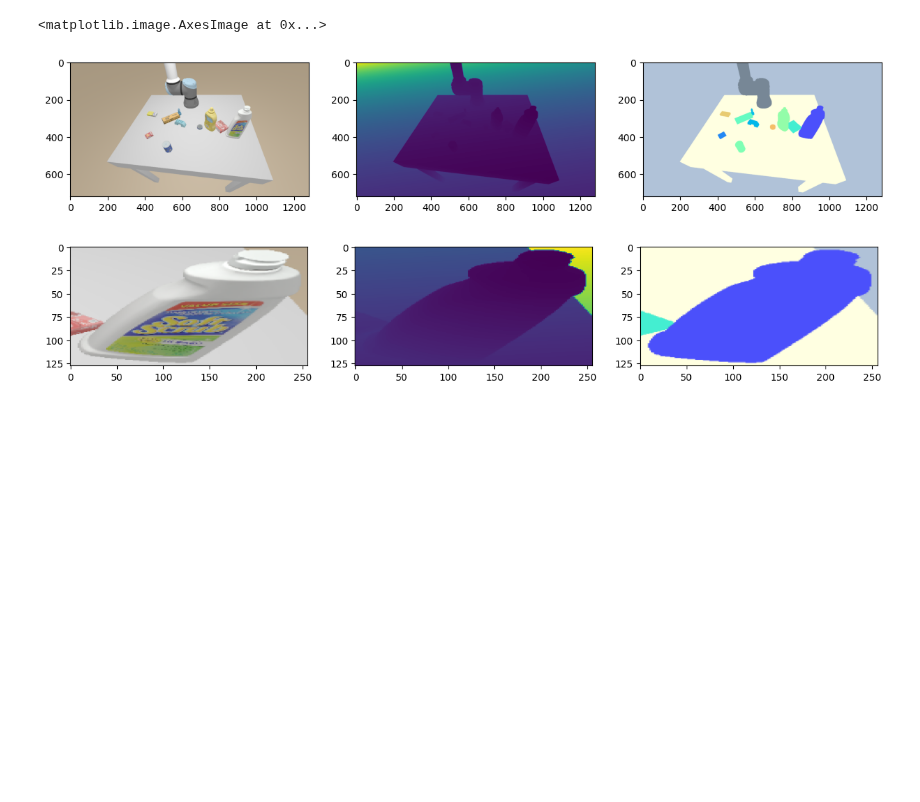
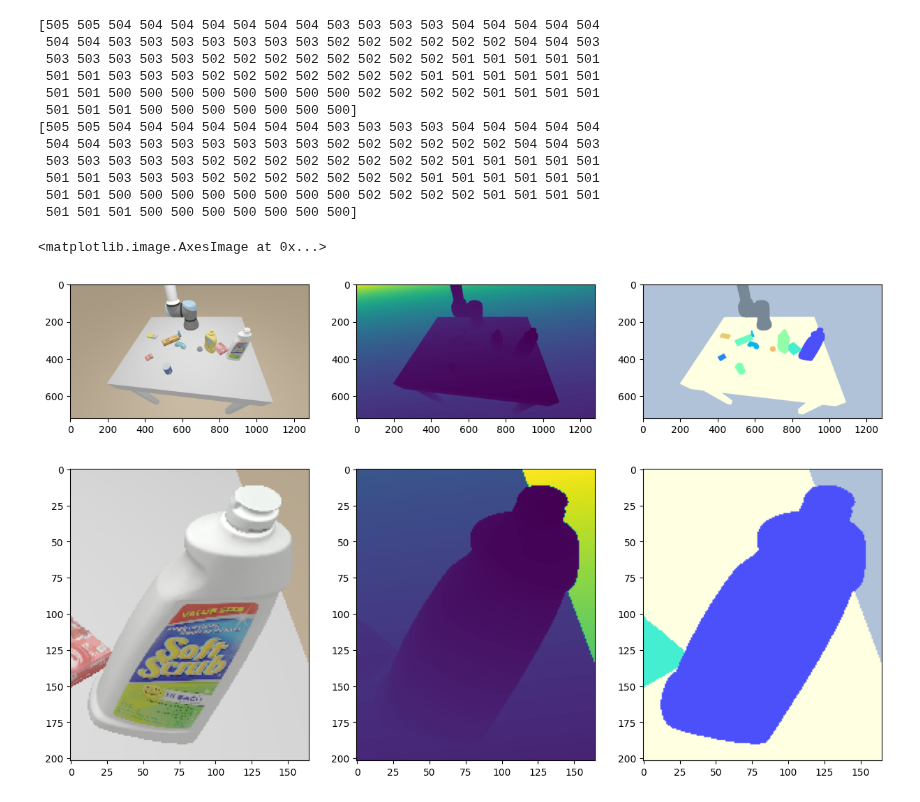
Before and after one commit to ArmanOmmid/ArchExp275, a Jupyter notebook: icp.ipynb, the cells around one changed output. Cells and saved outputs as stored; diff of their text form; code cells hidden in the pictures; blank space fills up the shorter version.

```diff
--- a/icp.ipynb
+++ b/icp.ipynb
@@ -42,39 +43,58 @@ if RUN_ICP_SANITY:
 # %%
 
 data = PoseData(TRAIN_PATH, MODELS_PATH)
 
 scene = data[2, 1, 1]
 rgb = scene["color"]()
 depth = scene["depth"]()
 label = scene["label"]()
 meta = scene["meta"]
 
-mask = label == np.unique(label)[0]
-target_size = (256, 128)
-
 plt.figure(figsize=(15, 10))
 plt.subplot(1, 3, 1)
 plt.imshow(rgb)
 plt.subplot(1, 3, 2)
 plt.imshow(depth)
 plt.subplot(1, 3, 3)
 plt.imshow(COLOR_PALETTE[label])  # draw colorful segmentation
 
-rgb_cr, _ = crop_and_resize(rgb, mask, target_size=target_size)
-depth_cr, _ = crop_and_resize(depth, mask, target_size=target_size)
-label_cr, scale = crop_and_resize(COLOR_PALETTE[label], mask, target_size=target_size)
+mask = label == np.unique(label)[0]
+target_size = None
+margin = 12
+aspect_ratio = False
+mask_fill = False
+
+(rgb_cr, depth_cr, label_cr, mask_cr), scale, translate = crop_and_resize_multiple(
+    (rgb, depth, COLOR_PALETTE[label], mask), mask, target_size=target_size, margin=margin,
+    aspect_ratio=aspect_ratio, mask_fill=mask_fill)
+
+
+print(depth[mask][:100])
+print(depth_cr[mask_cr][:100])
 
 plt.figure(figsize=(15, 10))
 plt.subplot(1, 3, 1)
 plt.imshow(rgb_cr)
 plt.subplot(1, 3, 2)
 plt.imshow(depth_cr)
 plt.subplot(1, 3, 3)
 plt.imshow(label_cr)  # draw colorful segmentation
 # %% [output]
-<matplotlib.image.AxesImage at 0x...>
+[505 505 504 504 504 504 504 504 504 503 503 503 503 504 504 504 504 504
+ 504 504 503 503 503 503 503 503 503 502 502 502 502 502 502 504 504 503
+ 503 503 503 503 503 502 502 502 502 502 502 502 502 501 501 501 501 501
+ 501 501 503 503 503 502 502 502 502 502 502 502 501 501 501 501 501 501
+ 501 501 500 500 500 500 500 500 500 500 502 502 502 502 501 501 501 501
+ 501 501 501 500 500 500 500 500 500 500]
+[505 505 504 504 504 504 504 504 504 503 503 503 503 504 504 504 504 504
+ 504 504 503 503 503 503 503 503 503 502 502 502 502 502 502 504 504 503
+ 503 503 503 503 503 502 502 502 502 502 502 502 502 501 501 501 501 501
+ 501 501 503 503 503 502 502 502 502 502 502 502 501 501 501 501 501 501
+ 501 501 500 500 500 500 500 500 500 500 502 502 502 502 501 501 501 501
+ 501 501 501 500 500 500 500 500 500 500]
+<matplotlib.image.AxesImage at 0x...>
 [figure]
-[figure, old version]
+[figure, new version]
 # %%
 TEST_ICP = True
 if TEST_ICP:
```
Also changed, not shown: parts of 7 cells of this notebook, 2 other files.
